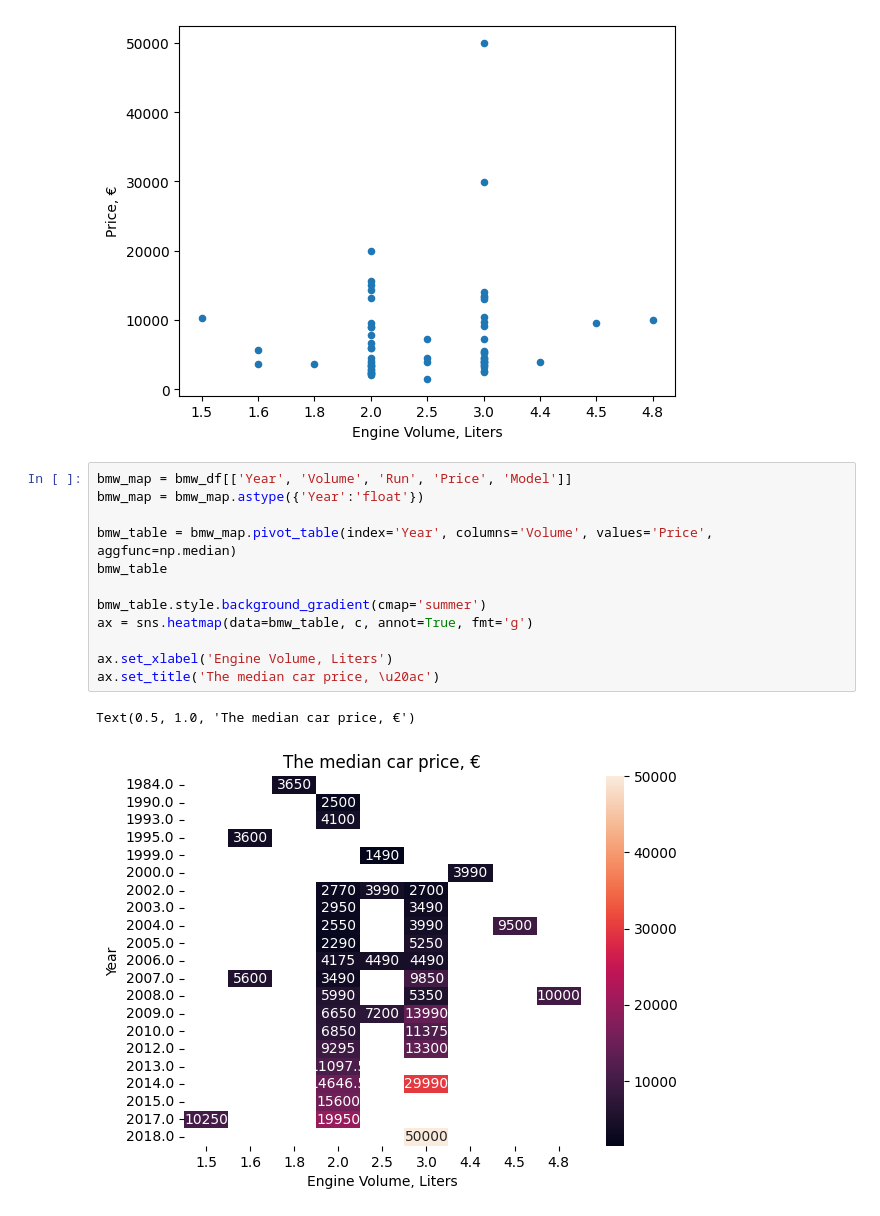
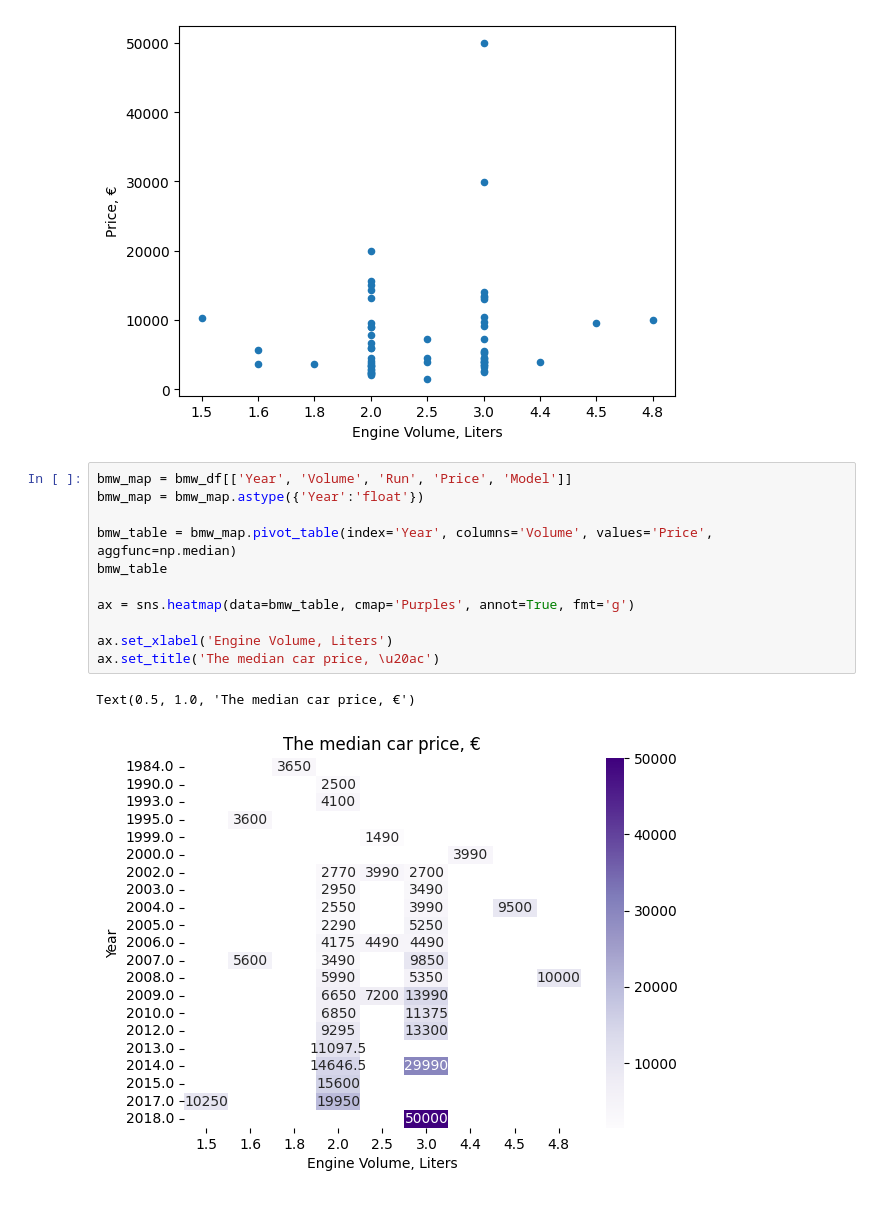
Before and after one commit to uktukt/SGT, a Jupyter notebook: sgt_20221020_beautifulsoup_hw_bmw.ipynb, the cells around one changed output. Drawn from its saved outputs; the diff is of its cells as text.

```diff
--- a/sgt_20221020_beautifulsoup_hw_bmw.ipynb
+++ b/sgt_20221020_beautifulsoup_hw_bmw.ipynb
@@ -211,18 +211,17 @@ plt.show()
 # %%
 bmw_map = bmw_df[['Year', 'Volume', 'Run', 'Price', 'Model']]
 bmw_map = bmw_map.astype({'Year':'float'})
 
 bmw_table = bmw_map.pivot_table(index='Year', columns='Volume', values='Price', aggfunc=np.median)
 bmw_table
 
-bmw_table.style.background_gradient(cmap='summer')
-ax = sns.heatmap(data=bmw_table, c, annot=True, fmt='g')
+ax = sns.heatmap(data=bmw_table, cmap='Purples', annot=True, fmt='g')
 
 ax.set_xlabel('Engine Volume, Liters')
 ax.set_title('The median car price, \u20ac')
 # %% [output]
 Text(0.5, 1.0, 'The median car price, €')
-[figure, old version]
+[figure, new version]
 # %%
 
 bmw_table = bmw_map.pivot_table(index='Year', columns='Model', values='Price', aggfunc=np.median)
```
Also changed, not shown: parts of 1 cell of this notebook.
